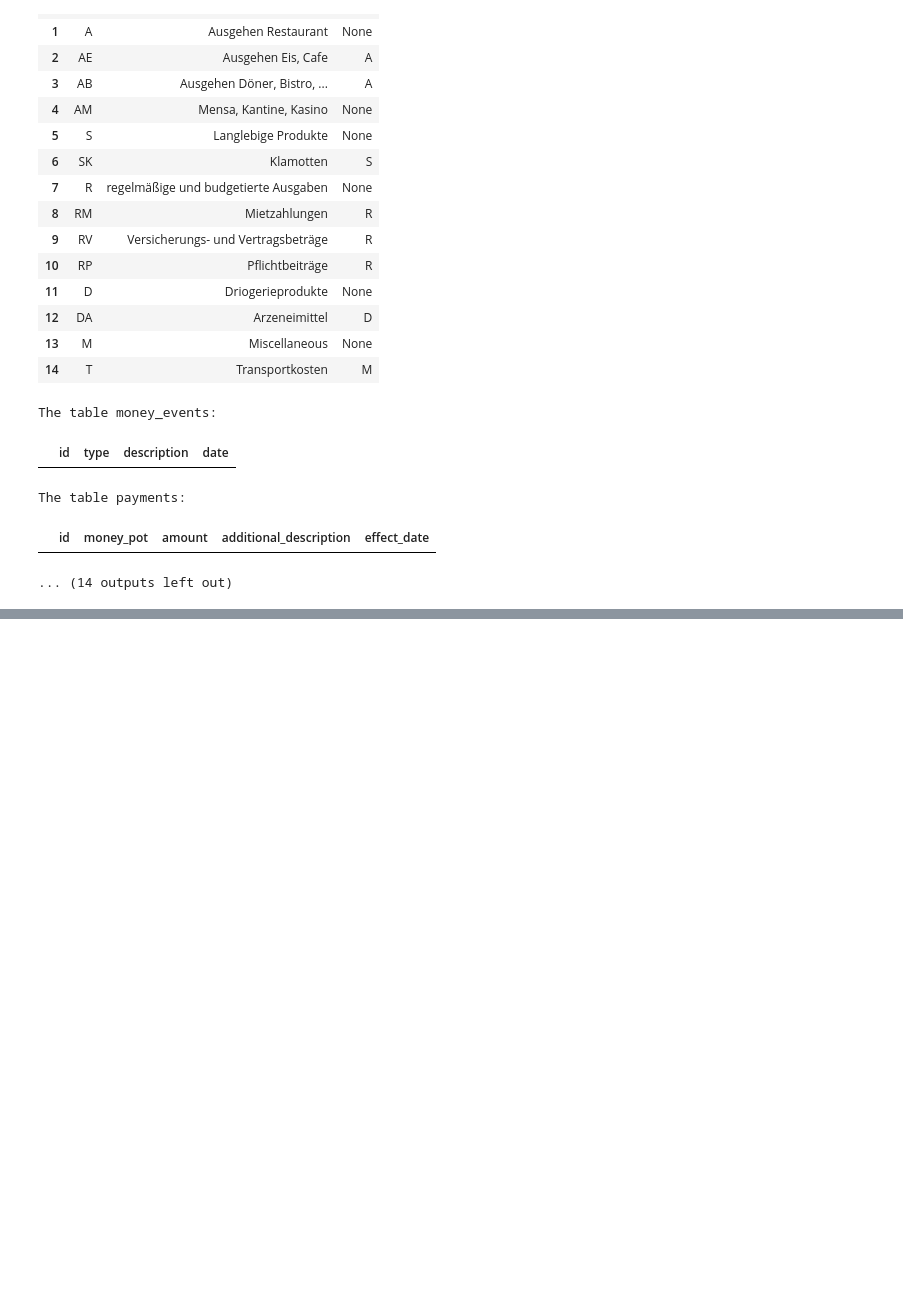
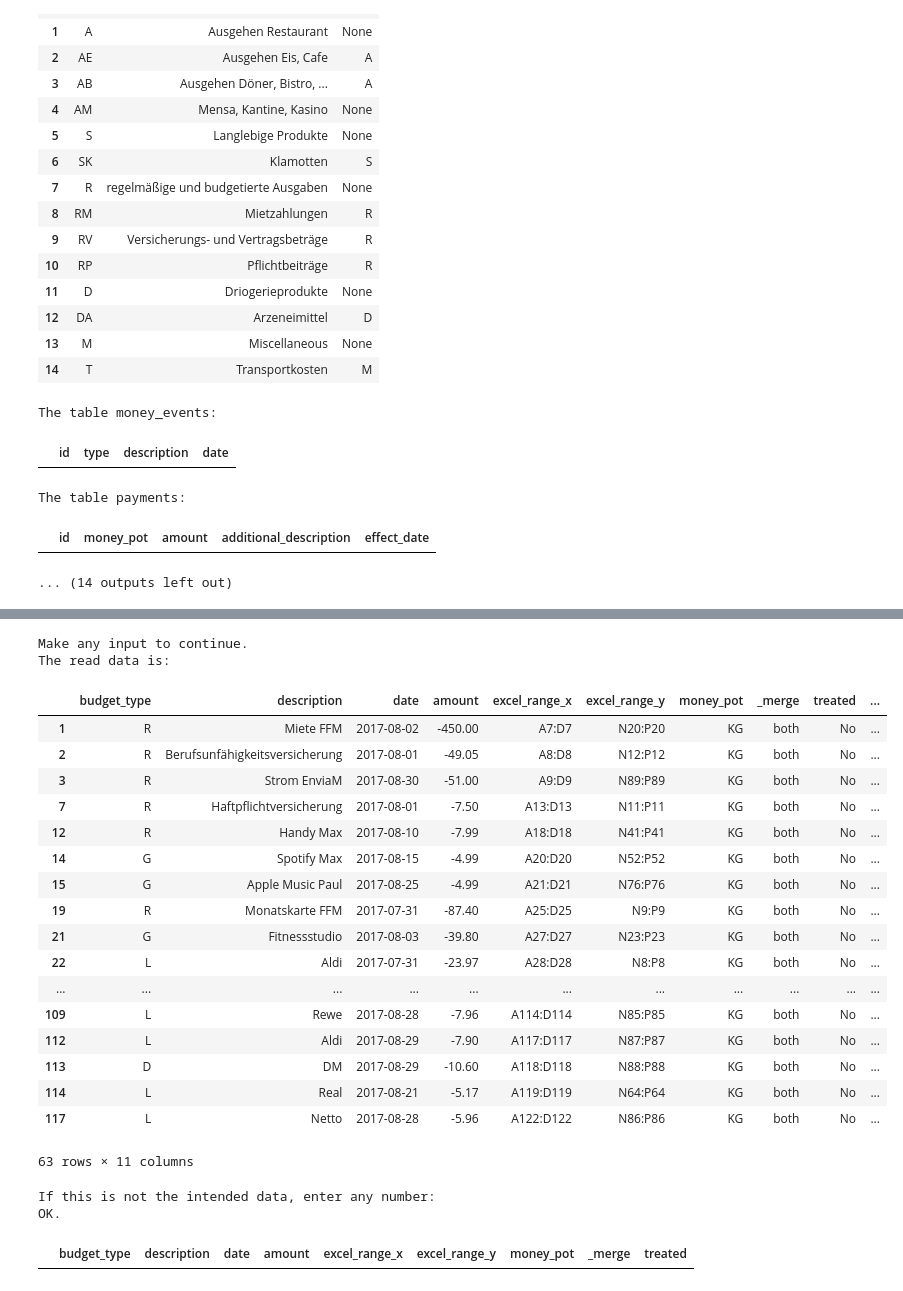
Before and after one commit to maxkoe/budgeter, a Jupyter notebook: excel-to-db.ipynb, the cells around one changed output, grey strips where cells are left out. Drawn from its saved outputs; the diff is of its cells as text; code cells hidden in the pictures; blank space fills up the shorter version.

```diff
--- a/excel-to-db.ipynb
+++ b/excel-to-db.ipynb
@@ -12,6 +12,13 @@ from itertools import product
 from datetime import datetime as dt
 
 import sqlite3 as sql
+
+def is_number(s) :
+    try :
+        float(s)
+        return True
+    except ValueError :
+        return False
 # %%
 db_filename = 'my-budget-dev-v1.sqlite'
 
@@ -395,0 +470,48 @@ display(all_info)
+# %%
+os.system('open ' + gk_wb_filename)
+input('Make any input to continue.')
+
+data_is_final = False
+
+while not data_is_final :
+    read_data = pd.read_excel(gk_wb_filename)
+
+    ## Here one could do a replace with a dict if the transaction type was abbreviated
+
+    print('The read data is:')
+    display(read_data)
+    print('')
+
+    request = input('If this is not the intended data, enter any number:')
+
+    if not is_number(request) :
+        print('OK.')
+        data_is_final = True
+    else :
+        os.system('open ' + temp_name)
+        input('Make any input to continue.')
+
+checked_full_match_konto = read_data
+# %% [output]
+Make any input to continue.
+The read data is:
+|  | budget_type | description | date | amount | excel_range_x | excel_range_y | money_pot | _merge | treated | ... |
+| 1 | R | Miete FFM | 2017-08-02 | -450.00 | A7:D7 | N20:P20 | KG | both | No | ... |
+| 2 | R | Berufsunfähigkeitsversicherung | 2017-08-01 | -49.05 | A8:D8 | N12:P12 | KG | both | No | ... |
+| 3 | R | Strom EnviaM | 2017-08-30 | -51.00 | A9:D9 | N89:P89 | KG | both | No | ... |
+| 7 | R | Haftpflichtversicherung | 2017-08-01 | -7.50 | A13:D13 | N11:P11 | KG | both | No | ... |
+| 12 | R | Handy Max | 2017-08-10 | -7.99 | A18:D18 | N41:P41 | KG | both | No | ... |
+| 14 | G | Spotify Max | 2017-08-15 | -4.99 | A20:D20 | N52:P52 | KG | both | No | ... |
+| 15 | G | Apple Music Paul | 2017-08-25 | -4.99 | A21:D21 | N76:P76 | KG | both | No | ... |
+| 19 | R | Monatskarte FFM | 2017-07-31 | -87.40 | A25:D25 | N9:P9 | KG | both | No | ... |
+| 21 | G | Fitnessstudio | 2017-08-03 | -39.80 | A27:D27 | N23:P23 | KG | both | No | ... |
+| 22 | L | Aldi | 2017-07-31 | -23.97 | A28:D28 | N8:P8 | KG | both | No | ... |
+| ... | ... | ... | ... | ... | ... | ... | ... | ... | ... | ... |
+| 109 | L | Rewe | 2017-08-28 | -7.96 | A114:D114 | N85:P85 | KG | both | No | ... |
+| 112 | L | Aldi | 2017-08-29 | -7.90 | A117:D117 | N87:P87 | KG | both | No | ... |
+| 113 | D | DM | 2017-08-29 | -10.60 | A118:D118 | N88:P88 | KG | both | No | ... |
+| 114 | L | Real | 2017-08-21 | -5.17 | A119:D119 | N64:P64 | KG | both | No | ... |
+| 117 | L | Netto | 2017-08-28 | -5.96 | A122:D122 | N86:P86 | KG | both | No | ... |
+63 rows × 11 columns
+If this is not the intended data, enter any number:
+OK.
@@ -395,0 +538,8 @@ display(all_info)
+# %%
+## List of all fully matched things we didnt treat yet
+remaining_matched = all_info[all_info['_merge'] == 'both'].loc[
+                            all_info['treated'] == 'No']
+
+display(remaining_matched)
+# %% [output]
+|  | budget_type | description | date | amount | excel_range_x | excel_range_y | money_pot | _merge | treated |
```
Also changed, not shown: parts of 19 cells of this notebook, 2 other files.
